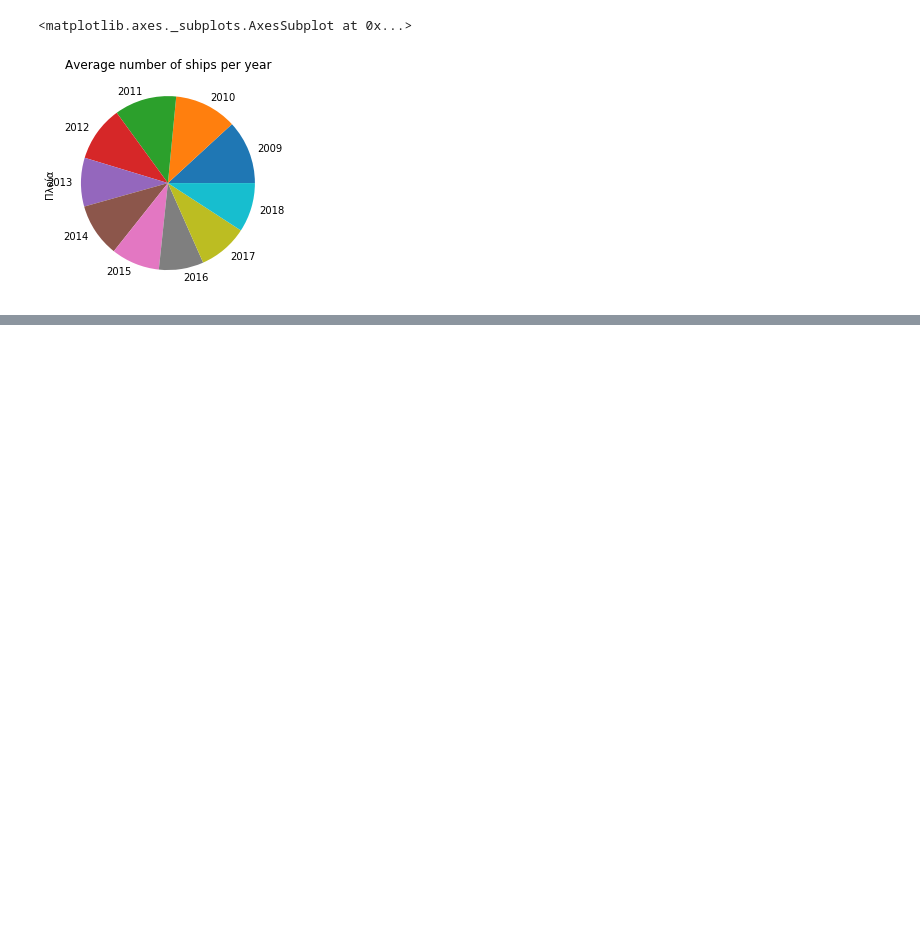
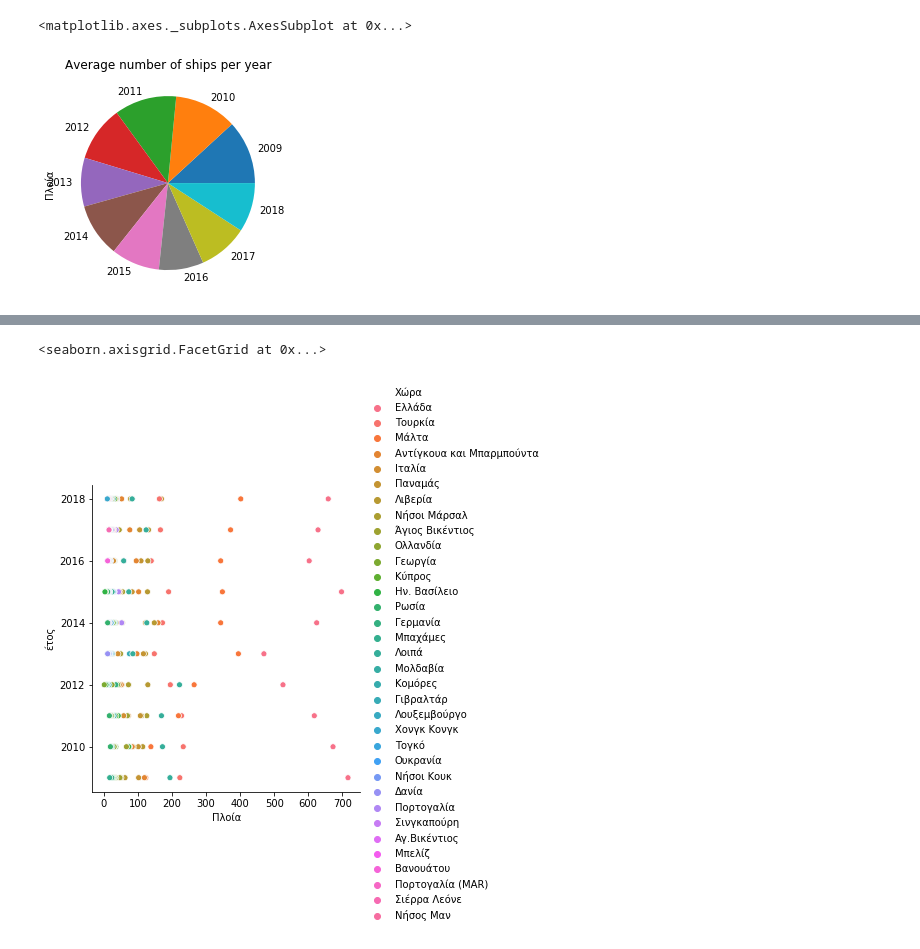
Before and after one commit to kosmaspanag/data-studio-projects, a Jupyter notebook: Weekly projects/Port_of_Thessaloniki_stats_2009-2019/Ship_Trafic_Thessaloniki_Port.ipynb, the cells around one changed output, grey strips where cells are left out. Saved outputs shown, nothing was run; the diff lists cells and outputs as text; code cells hidden in the pictures; blank space fills up the shorter version.

```diff
--- a/Weekly projects/Port_of_Thessaloniki_stats_2009-2019/Ship_Trafic_Thessaloniki_Port.ipynb
+++ b/Weekly projects/Port_of_Thessaloniki_stats_2009-2019/Ship_Trafic_Thessaloniki_Port.ipynb
@@ -1284,0 +1334,5 @@ avg_ships_year.plot(kind='pie', title='Average number of ships per year')
+# %%
+sns.relplot(data=final, x='Πλοία', y='έτος', hue='Χώρα'[:10])
+# %% [output]
+<seaborn.axisgrid.FacetGrid at 0x...>
+[figure, added]
```
Also changed, not shown: parts of 9 cells of this notebook, 12 other files.
